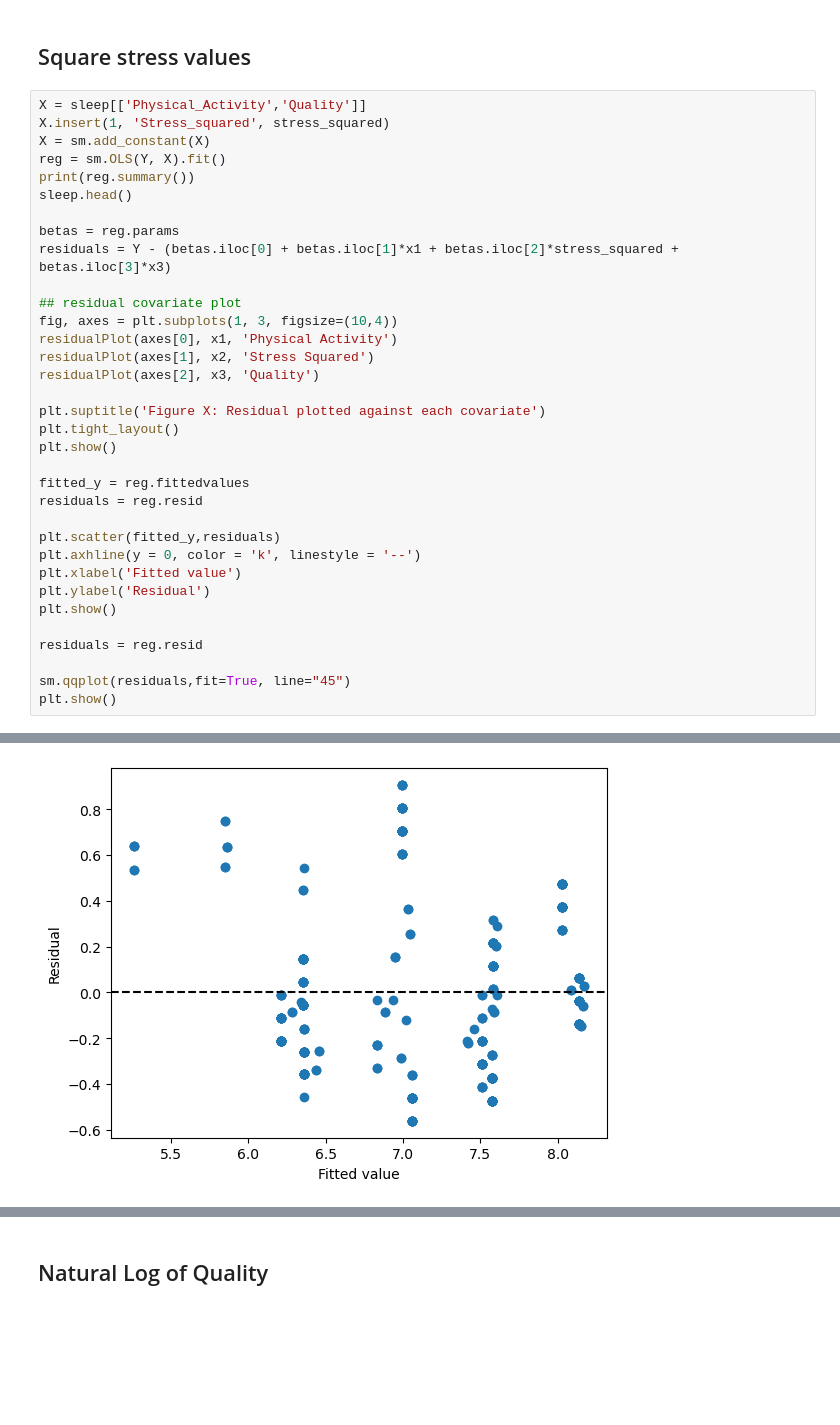
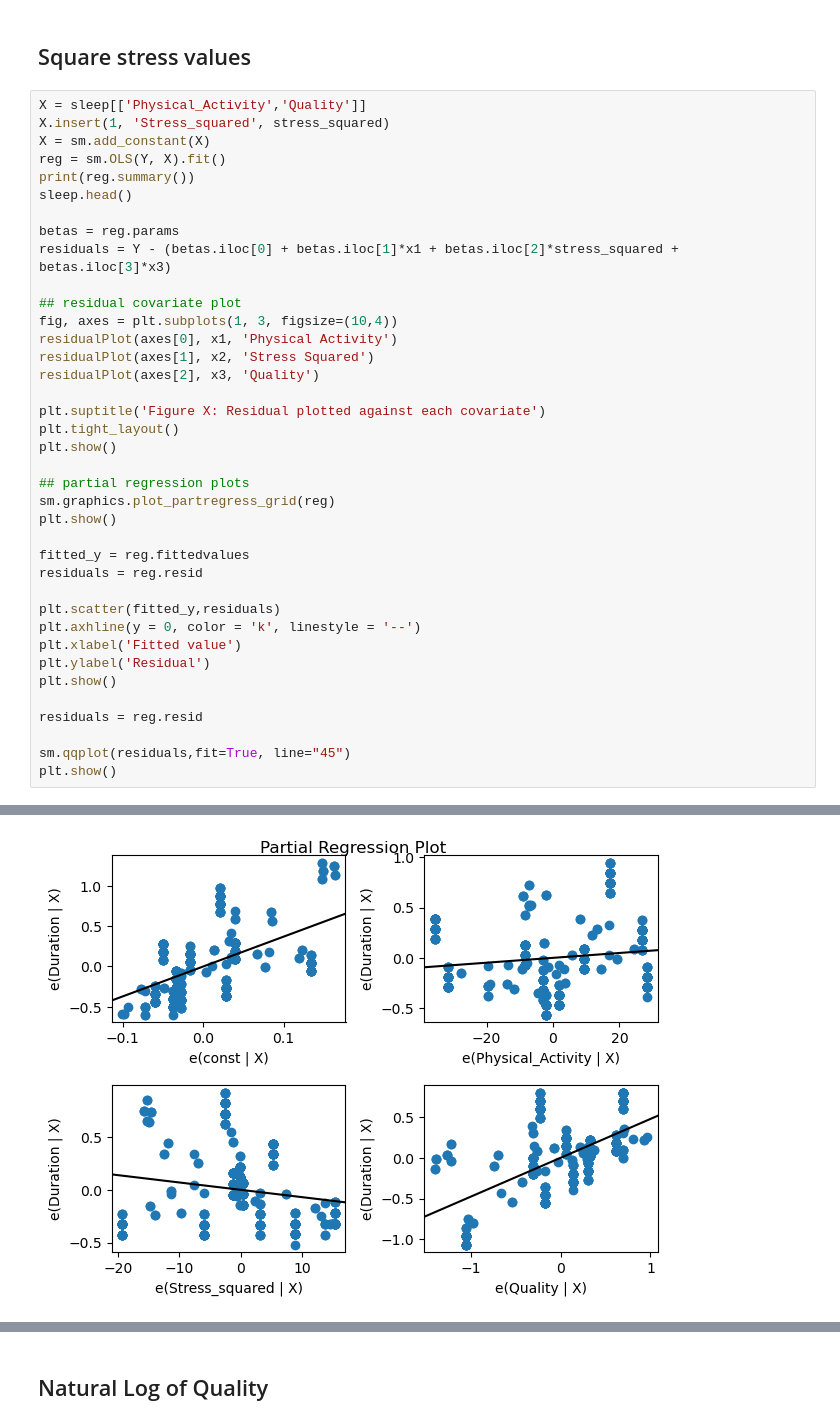
Before and after one commit to eric-y33/Math360-MAGC3, a Jupyter notebook: Phil.ipynb, the cells around one changed output, grey strips where cells are left out. Cells and saved outputs as stored; diff of their text form; blank space fills up the shorter version.

```diff
--- a/Phil.ipynb
+++ b/Phil.ipynb
@@ -219,6 +231,10 @@ plt.suptitle('Figure X: Residual plotted against each covariate')
 plt.tight_layout()
 plt.show()
 
+## partial regression plots
+sm.graphics.plot_partregress_grid(reg)
+plt.show()
+
 fitted_y = reg.fittedvalues
 residuals = reg.resid
 
@@ -254 +270 @@ strong multicollinearity or other numerical problems.
-[figure, old version]
+[figure, new version]
```
Also changed, not shown: parts of 20 cells of this notebook.
